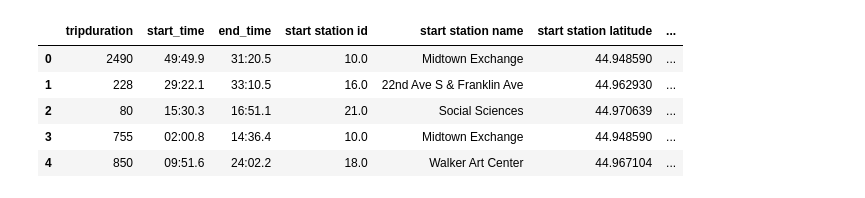
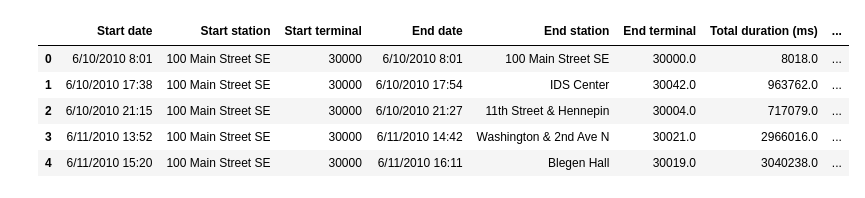
Before and after one commit to tdrygg/Group-Project, a Jupyter notebook: JustinCoCharts.ipynb, the cells around one changed output. Cells and saved outputs as stored; diff of their text form; code cells hidden in the pictures.

```diff
--- a/JustinCoCharts.ipynb
+++ b/JustinCoCharts.ipynb
@@ -14,11 +15,3 @@ df2013 = pd.read_csv('Project1CSV/Niceride 2010to2018/NR2013/Nice_ride_trip_hist
 df2012 = pd.read_csv('Project1CSV/Niceride 2010to2018/NR2012/Nice_ride_trip_history_2012_season.csv')
 df2011 = pd.read_csv('Project1CSV/Niceride 2010to2018/NR2011/Nice_ride_trip_history_2011_season.csv')
 df2010 = pd.read_csv('Project1CSV/Niceride 2010to2018/NR2010/Nice_ride_trip_history_2010_season.csv')
-df2018.head()
-# %% [output]
-|  | tripduration | start_time | end_time | start station id | start station name | start station latitude | ... |
-| 0 | 2490 | 49:49.9 | 31:20.5 | 10.0 | Midtown Exchange | 44.948590 | ... |
-| 1 | 228 | 29:22.1 | 33:10.5 | 16.0 | 22nd Ave S & Franklin Ave | 44.962930 | ... |
-| 2 | 80 | 15:30.3 | 16:51.1 | 21.0 | Social Sciences | 44.970639 | ... |
-| 3 | 755 | 02:00.8 | 14:36.4 | 10.0 | Midtown Exchange | 44.948590 | ... |
-| 4 | 850 | 09:51.6 | 24:02.2 | 18.0 | Walker Art Center | 44.967104 | ... |
@@ -28,0 +18,9 @@ labels = ["Member", "Casual"]
+# %%
+df2010.head()
+# %% [output]
+|  | Start date | Start station | Start terminal | End date | End station | End terminal | Total duration (ms) | ... |
+| 0 | 6/10/2010 8:01 | 100 Main Street SE | 30000 | 6/10/2010 8:01 | 100 Main Street SE | 30000.0 | 8018.0 | ... |
+| 1 | 6/10/2010 17:38 | 100 Main Street SE | 30000 | 6/10/2010 17:54 | IDS Center | 30042.0 | 963762.0 | ... |
+| 2 | 6/10/2010 21:15 | 100 Main Street SE | 30000 | 6/10/2010 21:27 | 11th Street & Hennepin | 30004.0 | 717079.0 | ... |
+| 3 | 6/11/2010 13:52 | 100 Main Street SE | 30000 | 6/11/2010 14:42 | Washington & 2nd Ave N | 30021.0 | 2966016.0 | ... |
+| 4 | 6/11/2010 15:20 | 100 Main Street SE | 30000 | 6/11/2010 16:11 | Blegen Hall | 30019.0 | 3040238.0 | ... |
```
Also changed, not shown: parts of 6 cells of this notebook.
